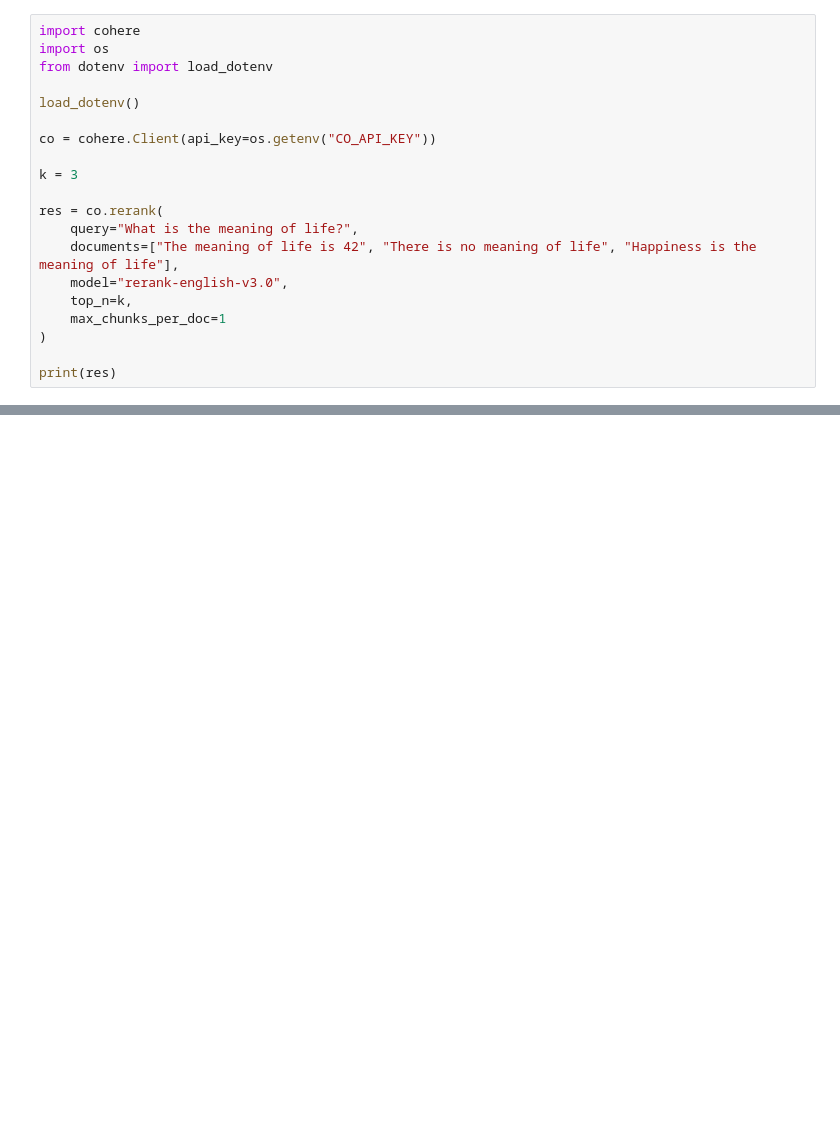
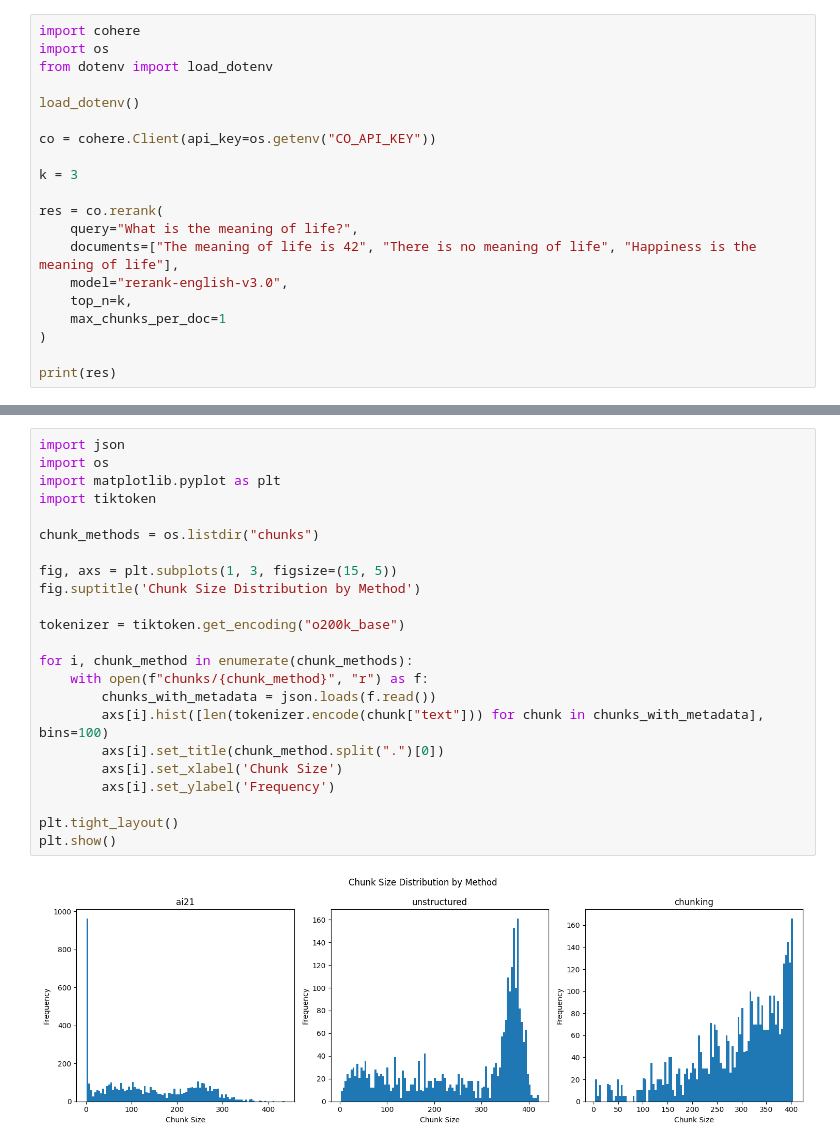
Before and after one commit to VectorChat/fiction-benchmark, a Jupyter notebook: chunking_benchmark/benchmark.ipynb, the cells around one changed output, grey strips where cells are left out. Drawn from its saved outputs; the diff is of its cells as text; blank space fills up the shorter version.

```diff
--- a/chunking_benchmark/benchmark.ipynb
+++ b/chunking_benchmark/benchmark.ipynb
@@ -127,0 +91,25 @@ Above is some standard statistics for the chunks. Because [AI21's text segmentat
+# %%
+import json
+import os
+import matplotlib.pyplot as plt
+import tiktoken
+
+chunk_methods = os.listdir("chunks")
+
+fig, axs = plt.subplots(1, 3, figsize=(15, 5))
+fig.suptitle('Chunk Size Distribution by Method')
+
+tokenizer = tiktoken.get_encoding("o200k_base")
+
+for i, chunk_method in enumerate(chunk_methods):
+    with open(f"chunks/{chunk_method}", "r") as f:
+        chunks_with_metadata = json.loads(f.read())
+        axs[i].hist([len(tokenizer.encode(chunk["text"])) for chunk in chunks_with_metadata], bins=100)
+        axs[i].set_title(chunk_method.split(".")[0])
+        axs[i].set_xlabel('Chunk Size')
+        axs[i].set_ylabel('Frequency')
+
+plt.tight_layout()
+plt.show()
+# %% [output]
+[figure, added]
```
Also changed, not shown: parts of 5 cells of this notebook, 5 other files.
